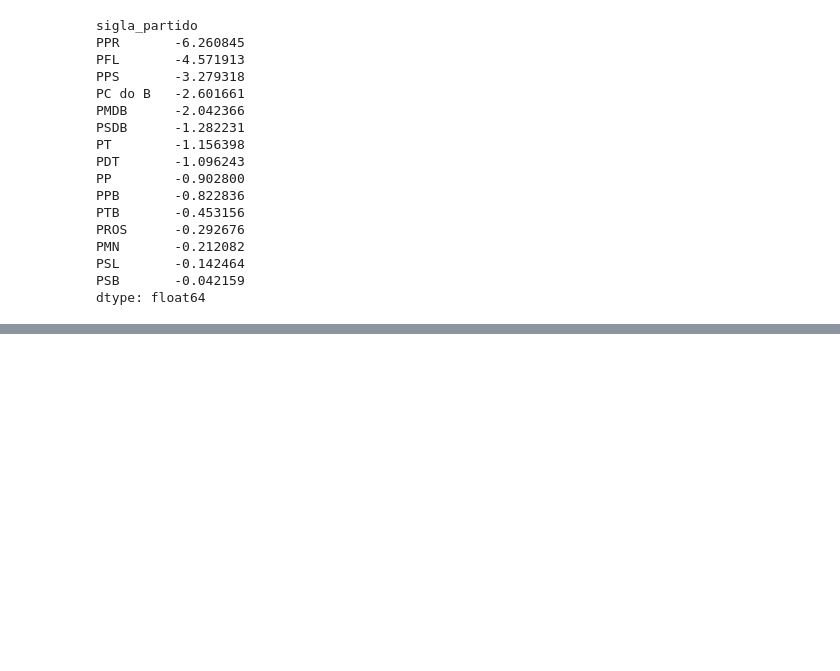
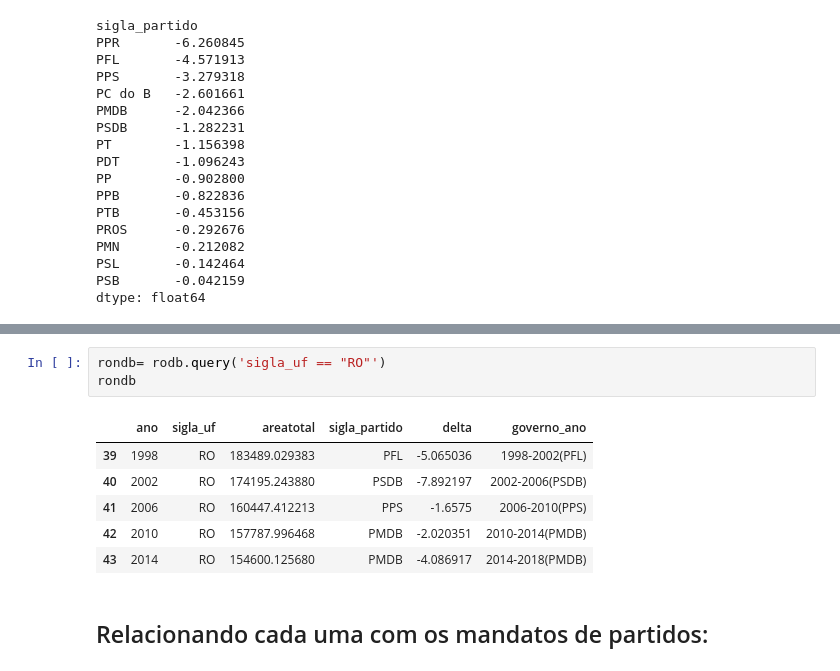
Before and after one commit to marcelo-campa/PS_Analytica, a Jupyter notebook: ProjetoAnalytica.ipynb, the cells around one changed output, grey strips where cells are left out. Drawn from its saved outputs; the diff is of its cells as text; blank space fills up the shorter version.

```diff
--- a/ProjetoAnalytica.ipynb
+++ b/ProjetoAnalytica.ipynb
@@ -309,0 +321,12 @@ madb
+# %%
+rondb= rodb.query('sigla_uf == "RO"')
+rondb
+# %% [output]
+|  | ano | sigla_uf | areatotal | sigla_partido | delta | governo_ano |
+| 39 | 1998 | RO | 183489.029383 | PFL | -5.065036 | 1998-2002(PFL) |
+| 40 | 2002 | RO | 174195.243880 | PSDB | -7.892197 | 2002-2006(PSDB) |
+| 41 | 2006 | RO | 160447.412213 | PPS | -1.6575 | 2006-2010(PPS) |
+| 42 | 2010 | RO | 157787.996468 | PMDB | -2.020351 | 2010-2014(PMDB) |
+| 43 | 2014 | RO | 154600.125680 | PMDB | -4.086917 | 2014-2018(PMDB) |
+# %% [markdown]
+<h2> Relacionando cada uma com os mandatos de partidos:
```
Also changed, not shown: parts of 33 cells of this notebook.
